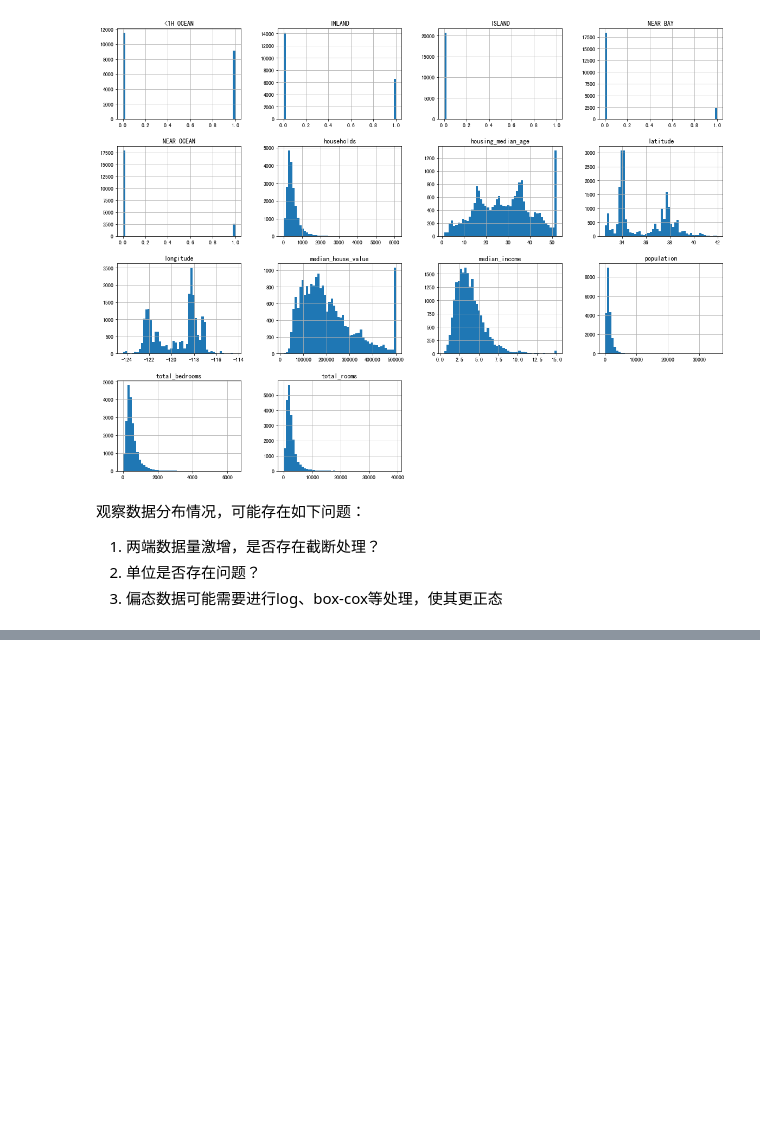
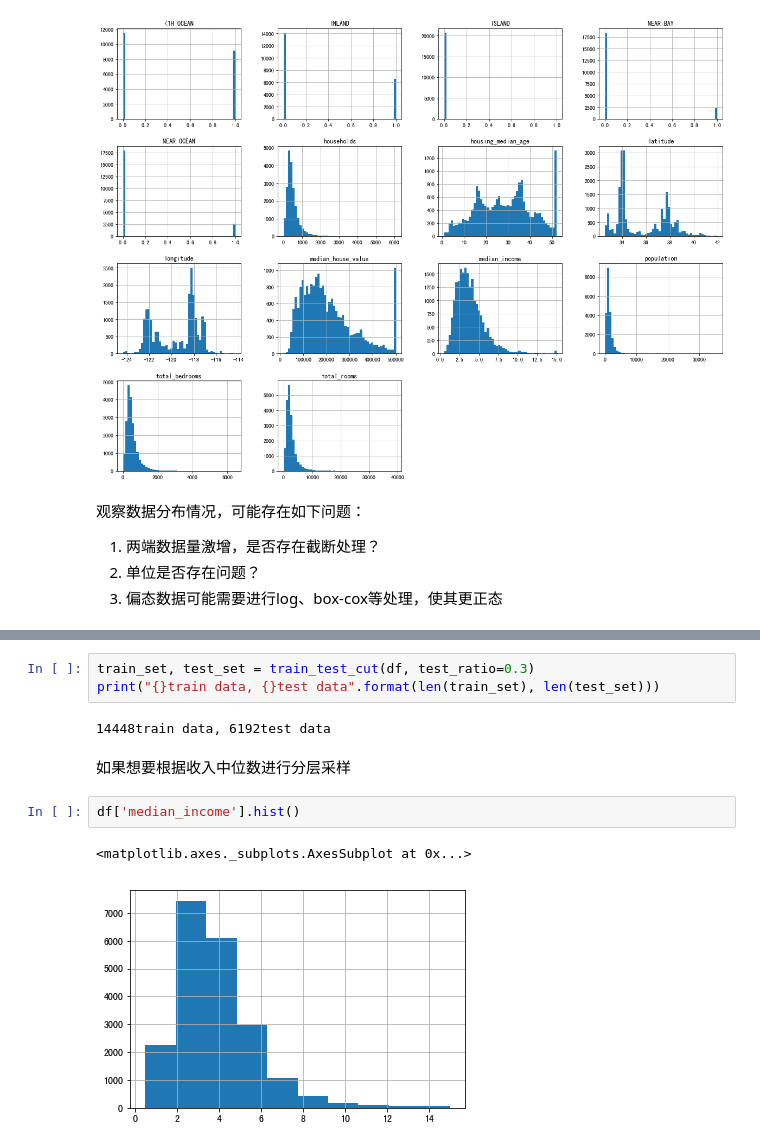
Before and after one commit to guofei1989/ML_widgets, a Jupyter notebook: func_modules/linear_models/LinearRegression/HousePricePredict.ipynb, the cells around one changed output, grey strips where cells are left out. Drawn from its saved outputs; the diff is of its cells as text; blank space fills up the shorter version.

```diff
--- a/func_modules/linear_models/LinearRegression/HousePricePredict.ipynb
+++ b/func_modules/linear_models/LinearRegression/HousePricePredict.ipynb
@@ -161,0 +177,12 @@ array([[<matplotlib.axes._subplots.AxesSubplot object at 0x...>,
+# %%
+train_set, test_set = train_test_cut(df, test_ratio=0.3)
+print("{}train data, {}test data".format(len(train_set), len(test_set)))
+# %% [output]
+14448train data, 6192test data
+# %% [markdown]
+如果想要根据收入中位数进行分层采样
+# %%
+df['median_income'].hist()
+# %% [output]
+<matplotlib.axes._subplots.AxesSubplot at 0x...>
+[figure, added]
```
Also changed, not shown: parts of 49 cells of this notebook, 7 other files.
